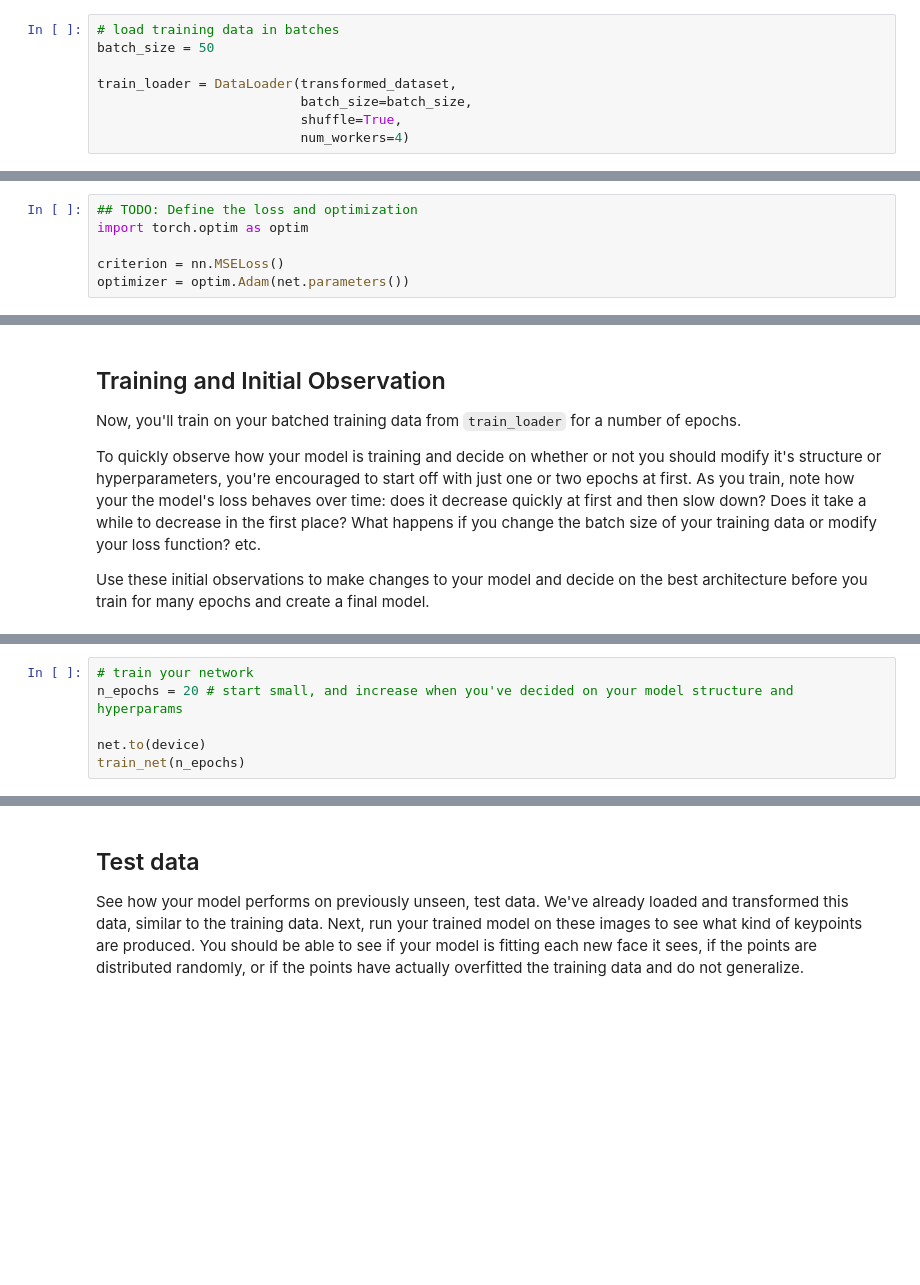
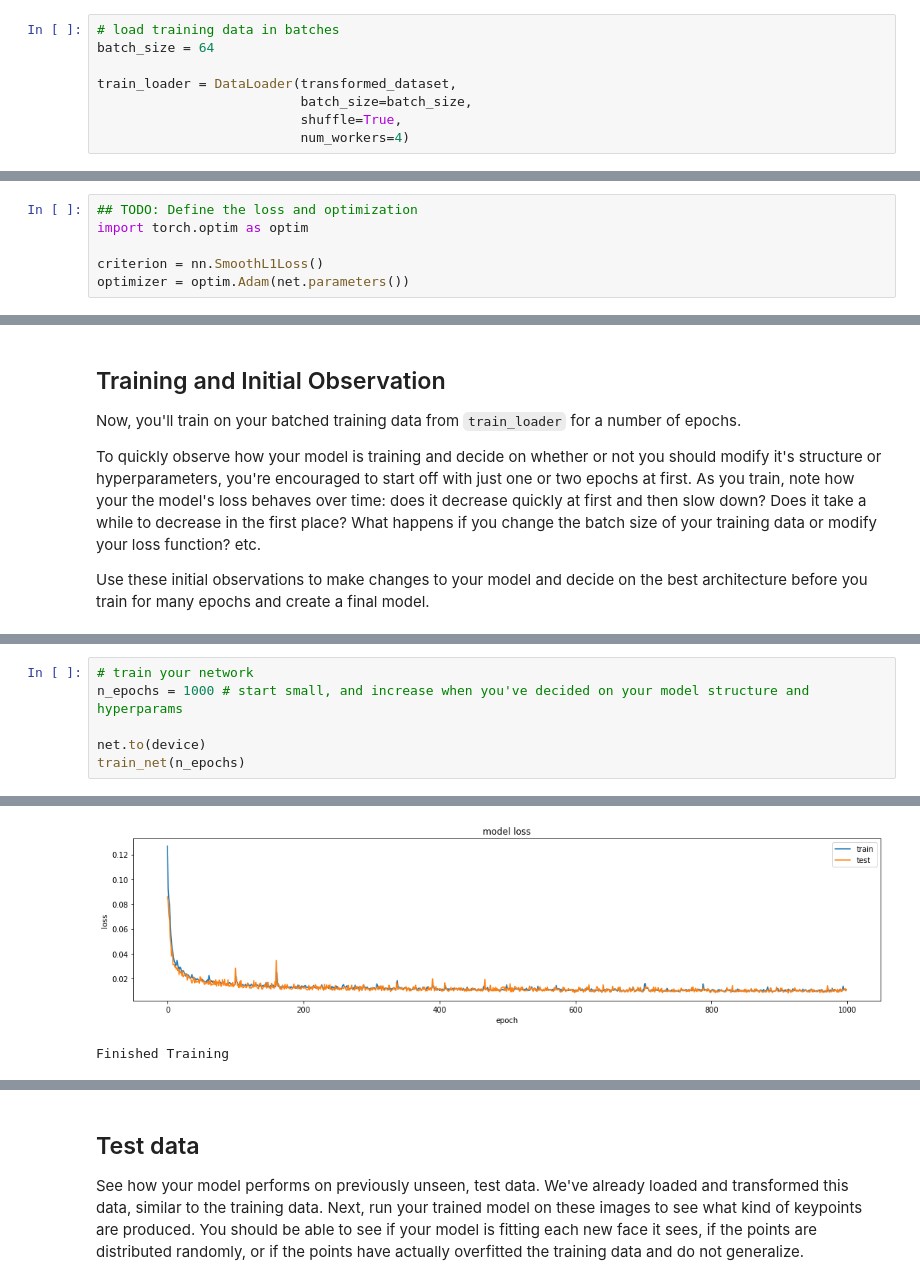
Before and after one commit to ptgamr/P1_Facial_Keypoints, a Jupyter notebook: 2. Define the Network Architecture.ipynb, the cells around one changed output, grey strips where cells are left out. Drawn from its saved outputs; the diff is of its cells as text; blank space fills up the shorter version.

Commit message:
MODEL7: trained with 1000 epochs

```diff
--- a/2. Define the Network Architecture.ipynb
+++ b/2. Define the Network Architecture.ipynb
@@ -170,7 +170,7 @@ Decide on a good batch size for training your model. Try both small and large ba
 **Note for Windows users**: Please change the `num_workers` to 0 or you may face some issues with your DataLoader failing.
 # %%
 # load training data in batches
-batch_size = 50
+batch_size = 64
 
 train_loader = DataLoader(transformed_dataset,
                           batch_size=batch_size,
@@ -334,7 +334,7 @@ Next, you'll define how the model will train by deciding on the loss function an
 ## TODO: Define the loss and optimization
 import torch.optim as optim
 
-criterion = nn.MSELoss()
+criterion = nn.SmoothL1Loss()
 optimizer = optim.Adam(net.parameters())
 # %%
 device = torch.device("cuda:0" if torch.cuda.is_available() else "cpu")
@@ -402,7 +448,7 @@ def train_net(n_epochs):
     print('Finished Training')
 # %%
 # train your network
-n_epochs = 20 # start small, and increase when you've decided on your model structure and hyperparams
+n_epochs = 1000 # start small, and increase when you've decided on your model structure and hyperparams
 
 net.to(device)
 train_net(n_epochs)
@@ -427,3 +473,5 @@ Finished Training
+[figure, added]
+Finished Training
 # %%
 net.to(cpu)
 # %% [output]
```
Also changed, not shown: parts of 10 cells of this notebook, 1 other file.
